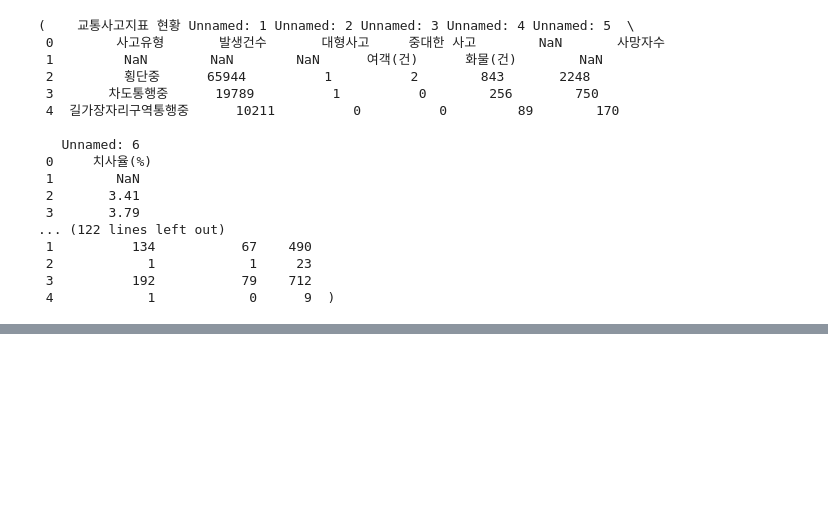
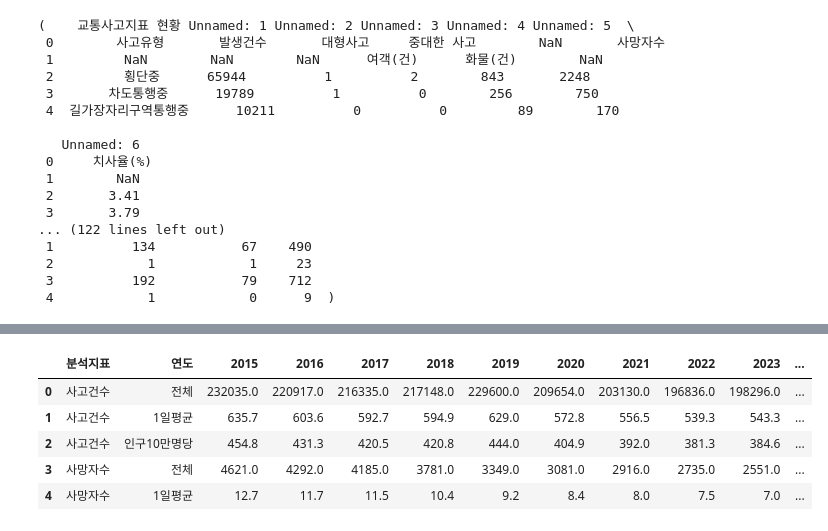
Before and after one commit to bbbbbin2/2025_BigData, a Jupyter notebook: 전처리.ipynb, the cells around one changed output, grey strips where cells are left out. Drawn from its saved outputs; the diff is of its cells as text; code cells hidden in the pictures; blank space fills up the shorter version.

```diff
--- a/전처리.ipynb
+++ b/전처리.ipynb
@@ -164,29 +173,38 @@ NameError: name 'find_main_col' is not defined
 # %%
 df_year_raw = load_excel("/content/교통사고통계(연도별).xlsx")
 
 year_cols = get_year_cols(df_year_raw)
 
 df_year_long = (
     df_year_raw
     .pipe(lambda x: x[
         (x["분석지표"].isin(["사고건수", "부상자수", "사망자수"])) &
         (x["연도"].isin(["전체", "1일평균"]))
     ])
     .pipe(melt_table,
           id_cols=["분석지표", "연도"],
           value_cols=year_cols,
           var_name="년도",
           value_name="값")
 )
 
 df_year_long["년도"] = df_year_long["년도"].astype(int)
 df_year_long["지표"] = df_year_long["분석지표"] + "_" + df_year_long["연도"]
 
 df_year = (
     df_year_long
     .pivot(index="년도", columns="지표", values="값")
     .reset_index()
 )
+
+df_year_raw.head()
+# %% [output]
+|  | 분석지표 | 연도 | 2015 | 2016 | 2017 | 2018 | 2019 | 2020 | 2021 | 2022 | 2023 | ... |
+| 0 | 사고건수 | 전체 | 232035.0 | 220917.0 | 216335.0 | 217148.0 | 229600.0 | 209654.0 | 203130.0 | 196836.0 | 198296.0 | ... |
+| 1 | 사고건수 | 1일평균 | 635.7 | 603.6 | 592.7 | 594.9 | 629.0 | 572.8 | 556.5 | 539.3 | 543.3 | ... |
+| 2 | 사고건수 | 인구10만명당 | 454.8 | 431.3 | 420.5 | 420.8 | 444.0 | 404.9 | 392.0 | 381.3 | 384.6 | ... |
+| 3 | 사망자수 | 전체 | 4621.0 | 4292.0 | 4185.0 | 3781.0 | 3349.0 | 3081.0 | 2916.0 | 2735.0 | 2551.0 | ... |
+| 4 | 사망자수 | 1일평균 | 12.7 | 11.7 | 11.5 | 10.4 | 9.2 | 8.4 | 8.0 | 7.5 | 7.0 | ... |
 # %%
 # 최근 3년 음주운전 시간대별 사망자
 df_raw = load_excel("/content/교통사고통계(음주 3년간).xlsx", header=None)
```
Also changed, not shown: parts of 2 cells of this notebook.
